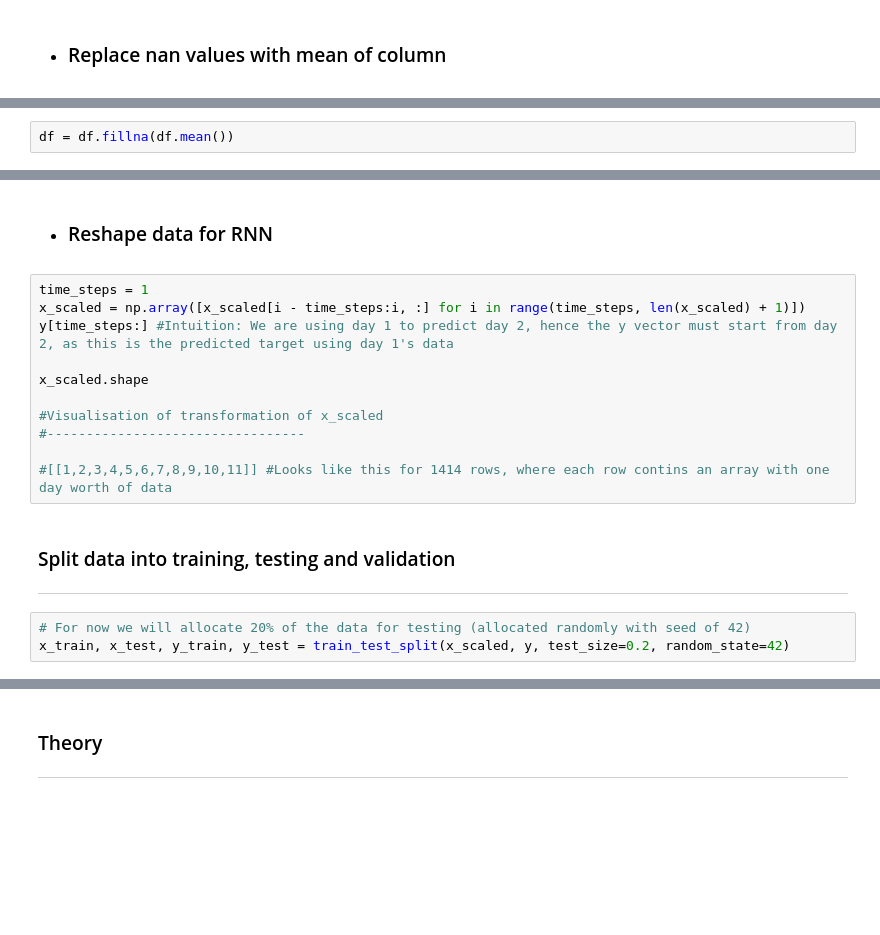
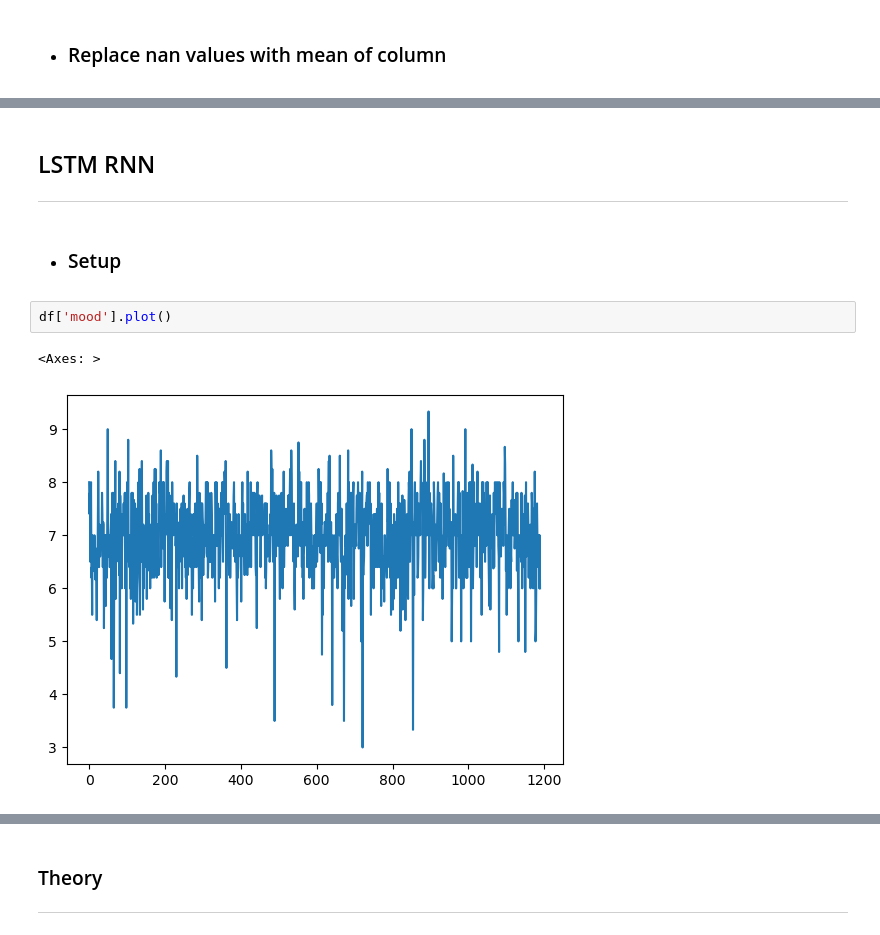
Before and after one commit to shreyaraghavendra/DTM_Group86, a Jupyter notebook: Assignment1/classification.ipynb, the cells around one changed output, grey strips where cells are left out. Saved outputs shown, nothing was run; the diff lists cells and outputs as text; blank space fills up the shorter version.

```diff
--- a/Assignment1/classification.ipynb
+++ b/Assignment1/classification.ipynb
@@ -24,2 +55,0 @@ df.isna().sum()
-# %%
-df = df.fillna(df.mean())
@@ -41,19 +56,10 @@ x_scaled = scaler.fit_transform(x)
 # %% [markdown]
-* ### Reshape data for RNN
+## LSTM RNN
+---
-# %%
-time_steps = 1
-x_scaled = np.array([x_scaled[i - time_steps:i, :] for i in range(time_steps, len(x_scaled) + 1)])
-y[time_steps:] #Intuition: We are using day 1 to predict day 2, hence the y vector must start from day 2, as this is the predicted target using day 1's data
-
-x_scaled.shape
-
-#Visualisation of transformation of x_scaled
-#---------------------------------
-
-#[[1,2,3,4,5,6,7,8,9,10,11]] #Looks like this for 1414 rows, where each row contins an array with one day worth of data
-# %% [markdown]
-### Split data into training, testing and validation
----
-# %%
-# For now we will allocate 20% of the data for testing (allocated randomly with seed of 42)
-x_train, x_test, y_train, y_test = train_test_split(x_scaled, y, test_size=0.2, random_state=42)
+# %% [markdown]
+* ### Setup
+# %%
+df['mood'].plot()
+# %% [output]
+<Axes: >
+[figure, added]
```
Also changed, not shown: parts of 23 cells of this notebook, 1 other file.
